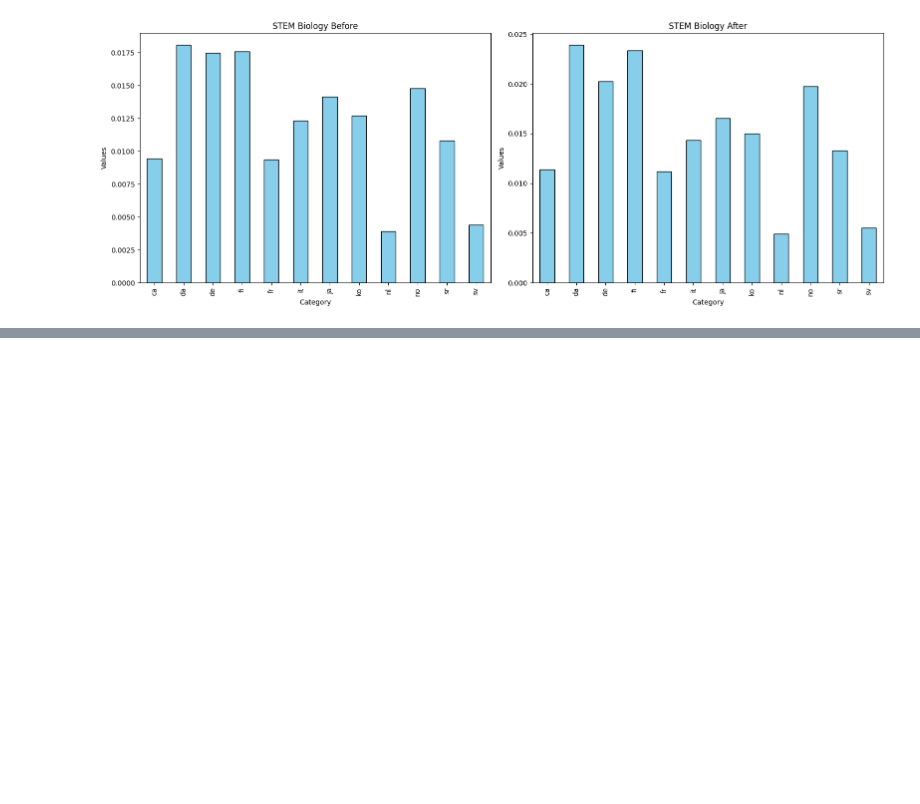
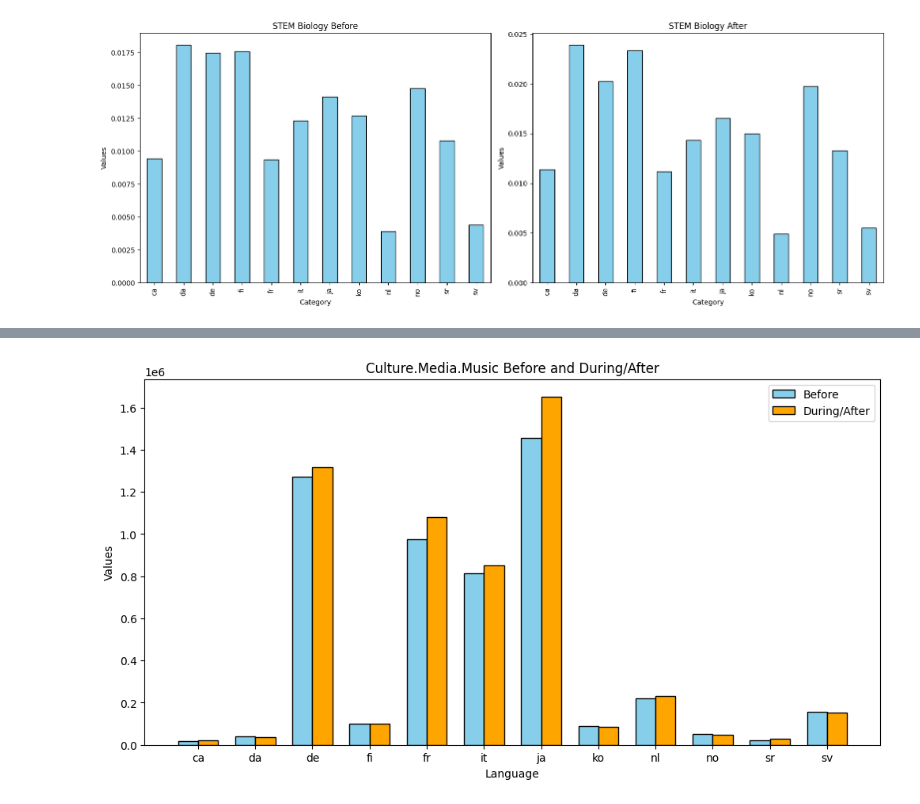
Before and after one commit to epfl-ada/ada-2023-project-rablashijupa, a Jupyter notebook: Step 2.ipynb, the cells around one changed output, grey strips where cells are left out. Drawn from its saved outputs; the diff is of its cells as text; code cells hidden in the pictures; blank space fills up the shorter version.

```diff
--- a/Step 2.ipynb
+++ b/Step 2.ipynb
@@ -545,0 +667,4 @@ plt.show()
+# %%
+plot_before_after(df_timeseries_bef_raw.copy(), df_timeseries_aft_raw.copy(), 'Culture.Media.Music')
+# %% [output]
+[figure, added]
```
Also changed, not shown: parts of 9 cells of this notebook.
